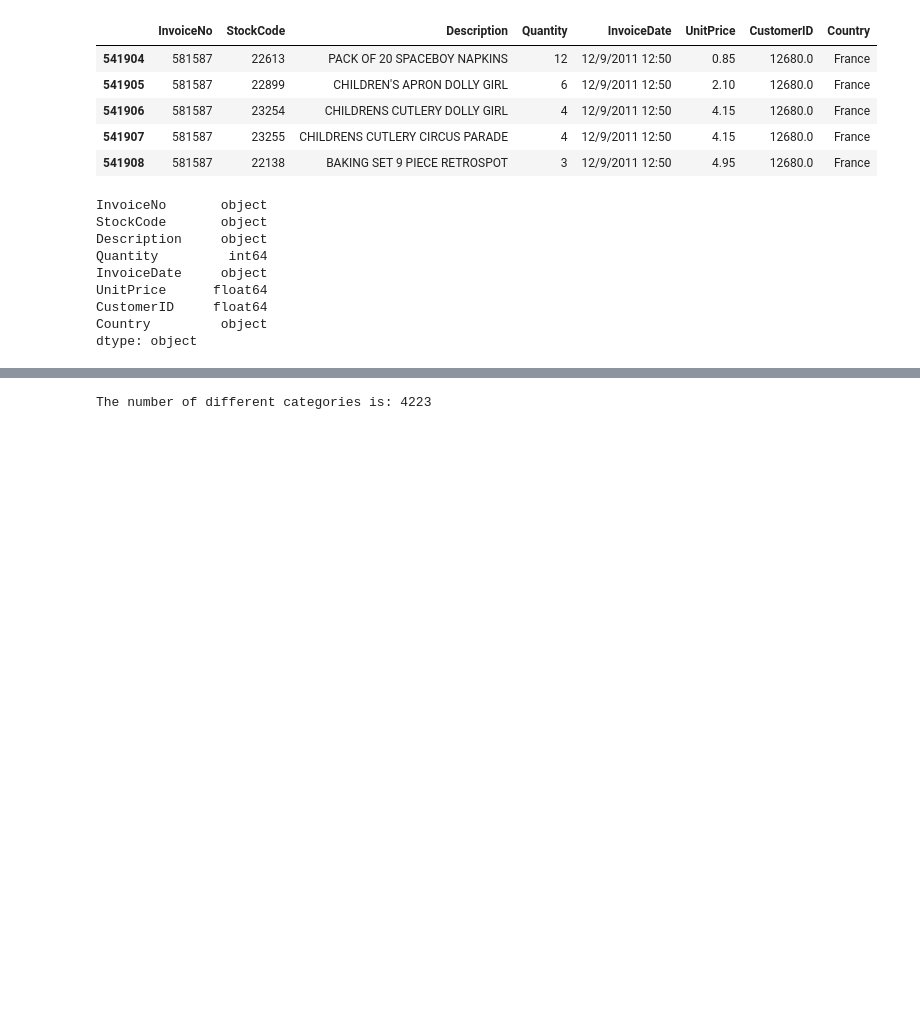
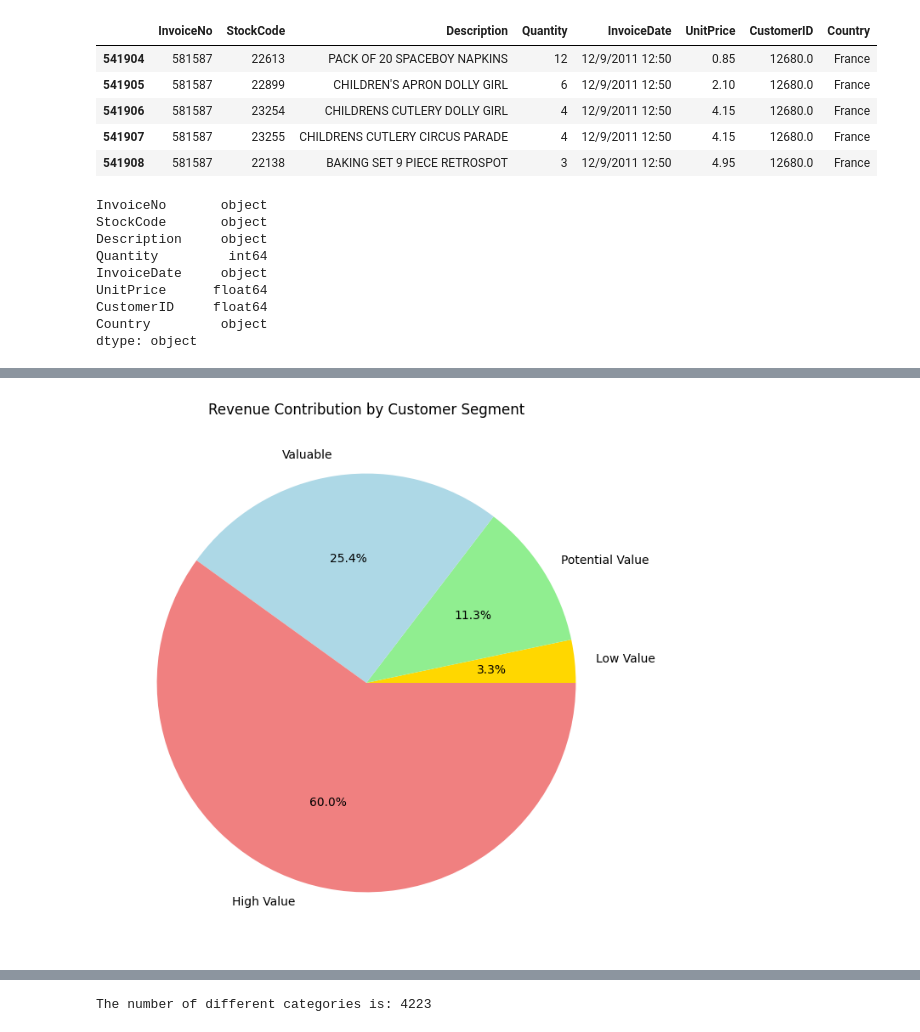
Before and after one commit to Fatimat01/AI-ML-Projects, a Jupyter notebook: projects/project1/analysis.ipynb, the cells around one changed output, grey strips where cells are left out. Cells and saved outputs as stored; diff of their text form; code cells hidden in the pictures; blank space fills up the shorter version.

```diff
--- a/projects/project1/analysis.ipynb
+++ b/projects/project1/analysis.ipynb
@@ -100,0 +197,12 @@ sales_by_date = uk_data.groupby(uk_data['InvoiceDate'].dt.date)['TotalSales'].su
+# %%
+# Calculate the total revenue contributed by each segment
+segment_revenue = rfm.groupby('Segment')['Monetary'].sum()
+
+# Plot a pie chart
+plt.figure(figsize=(8,8))
+segment_revenue.plot(kind='pie', autopct='%1.1f%%', colors=['gold', 'lightgreen', 'lightblue', 'lightcoral'])
+plt.title('Revenue Contribution by Customer Segment')
+plt.ylabel('')  # Hide y-label
+plt.show()
+# %% [output]
+[figure, added]
```
Also changed, not shown: parts of 11 cells of this notebook, 1 other file.
